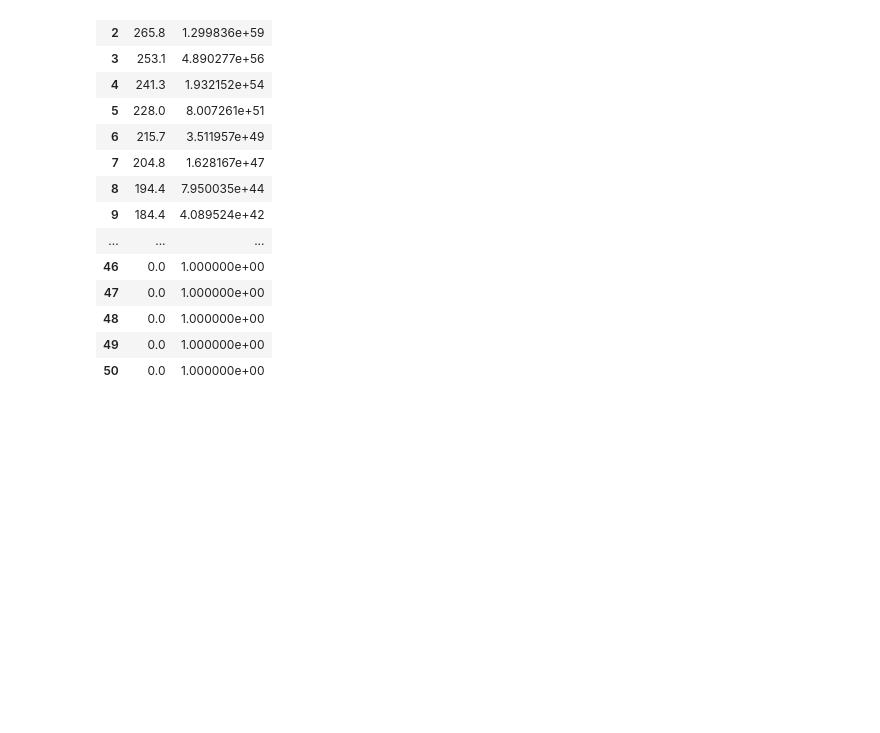
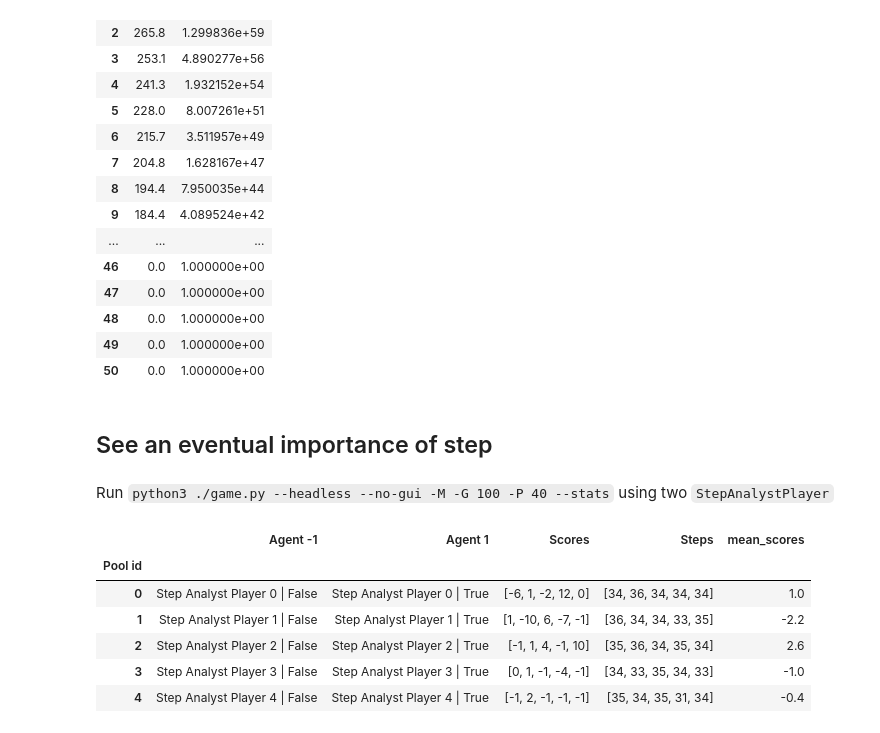
Before and after one commit to StephaneBranly/INF8215-Avalam-AI, a Jupyter notebook: stats/plot_experiments.ipynb, the cells around one changed output. Saved outputs shown, nothing was run; the diff lists cells and outputs as text; code cells hidden in the pictures; blank space fills up the shorter version.

````diff
--- a/stats/plot_experiments.ipynb
+++ b/stats/plot_experiments.ipynb
@@ -227,3 +253,21 @@ df_mean
 | 48 | 0.0 | 1.000000e+00 |
 | 49 | 0.0 | 1.000000e+00 |
 | 50 | 0.0 | 1.000000e+00 |
+# %% [markdown]
+## See an eventual importance of step
+# %% [markdown]
+Run ```python3 ./game.py --headless --no-gui -M -G 100 -P 40 --stats```
+using two ```StepAnalystPlayer```
+# %%
+df = pd.read_csv('game_results.csv', sep=';', index_col=0)
+df['Scores'] = df['Scores'].apply(lambda x: [int(a) for a in x.replace('[', '').replace(']', '').replace(' ', '').split(',')])
+df['mean_scores'] = df['Scores'].apply(lambda x: np.mean(x))
+df.head()
+# %% [output]
+|  | Agent -1 | Agent 1 | Scores | Steps | mean_scores |
+| Pool id |  |  |  |  |  |
+| 0 | Step Analyst Player 0 | False | Step Analyst Player 0 | True | [-6, 1, -2, 12, 0] | [34, 36, 34, 34, 34] | 1.0 |
+| 1 | Step Analyst Player 1 | False | Step Analyst Player 1 | True | [1, -10, 6, -7, -1] | [36, 34, 34, 33, 35] | -2.2 |
+| 2 | Step Analyst Player 2 | False | Step Analyst Player 2 | True | [-1, 1, 4, -1, 10] | [35, 36, 34, 35, 34] | 2.6 |
+| 3 | Step Analyst Player 3 | False | Step Analyst Player 3 | True | [0, 1, -1, -4, -1] | [34, 33, 35, 34, 33] | -1.0 |
+| 4 | Step Analyst Player 4 | False | Step Analyst Player 4 | True | [-1, 2, -1, -1, -1] | [35, 34, 35, 31, 34] | -0.4 |
````
Also changed, not shown: parts of 19 cells of this notebook, 16 other files.
